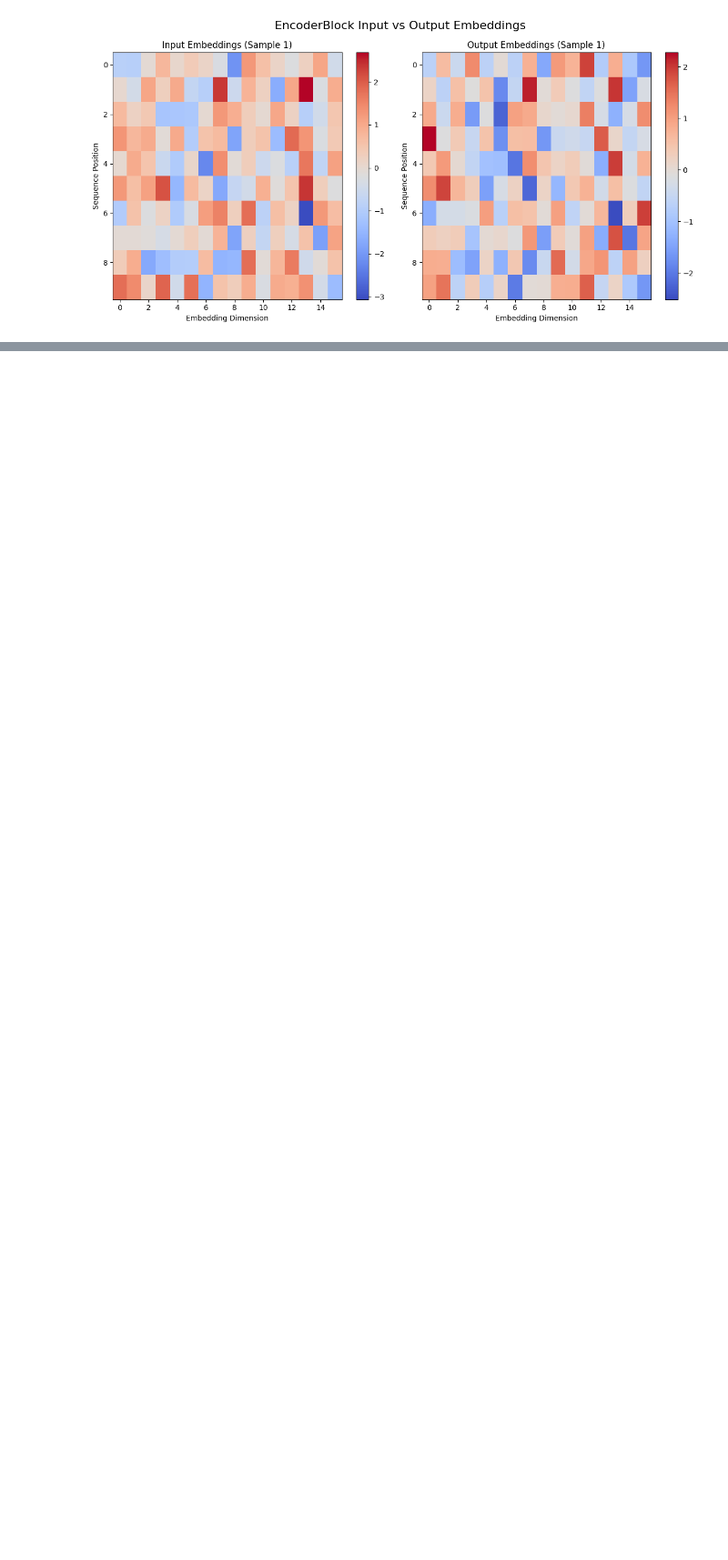
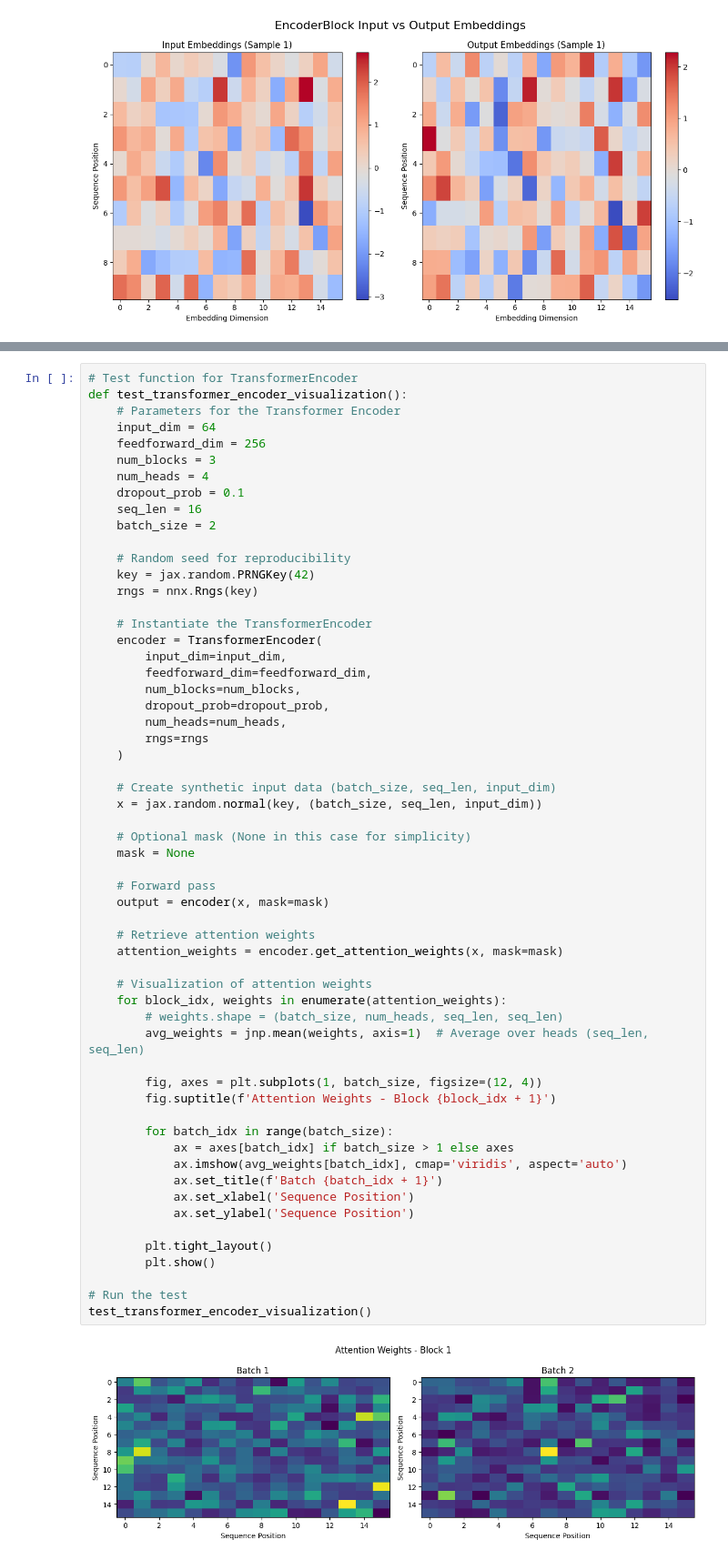
Before and after one commit to mohsenh17/TransformerNNX, a Jupyter notebook: docs/source/api/Encoder.ipynb, the cells around one changed output, grey strips where cells are left out. Shown at 91% size. Cells and saved outputs as stored; diff of their text form; blank space fills up the shorter version.

Commit message:
Transformer encoder doc added

```diff
--- a/docs/source/api/Encoder.ipynb
+++ b/docs/source/api/Encoder.ipynb
@@ -387,0 +485,60 @@ plt.show()
+# %%
+# Test function for TransformerEncoder
+def test_transformer_encoder_visualization():
+    # Parameters for the Transformer Encoder
+    input_dim = 64
+    feedforward_dim = 256
+    num_blocks = 3
+    num_heads = 4
+    dropout_prob = 0.1
+    seq_len = 16
+    batch_size = 2
+
+    # Random seed for reproducibility
+    key = jax.random.PRNGKey(42)
+    rngs = nnx.Rngs(key)
+
+    # Instantiate the TransformerEncoder
+    encoder = TransformerEncoder(
+        input_dim=input_dim,
+        feedforward_dim=feedforward_dim,
+        num_blocks=num_blocks,
+        dropout_prob=dropout_prob,
+        num_heads=num_heads,
+        rngs=rngs
+    )
+
+    # Create synthetic input data (batch_size, seq_len, input_dim)
+    x = jax.random.normal(key, (batch_size, seq_len, input_dim))
+
+    # Optional mask (None in this case for simplicity)
+    mask = None
+
+    # Forward pass
+    output = encoder(x, mask=mask)
+
+    # Retrieve attention weights
+    attention_weights = encoder.get_attention_weights(x, mask=mask)
+
+    # Visualization of attention weights
+    for block_idx, weights in enumerate(attention_weights):
+        # weights.shape = (batch_size, num_heads, seq_len, seq_len)
+        avg_weights = jnp.mean(weights, axis=1)  # Average over heads (seq_len, seq_len)
+
+        fig, axes = plt.subplots(1, batch_size, figsize=(12, 4))
+        fig.suptitle(f'Attention Weights - Block {block_idx + 1}')
+
+        for batch_idx in range(batch_size):
+            ax = axes[batch_idx] if batch_size > 1 else axes
+            ax.imshow(avg_weights[batch_idx], cmap='viridis', aspect='auto')
+            ax.set_title(f'Batch {batch_idx + 1}')
+            ax.set_xlabel('Sequence Position')
+            ax.set_ylabel('Sequence Position')
+
+        plt.tight_layout()
+        plt.show()
+
+# Run the test
+test_transformer_encoder_visualization()
+# %% [output]
+[figure, added]
```
Also changed, not shown: parts of 3 cells of this notebook.
